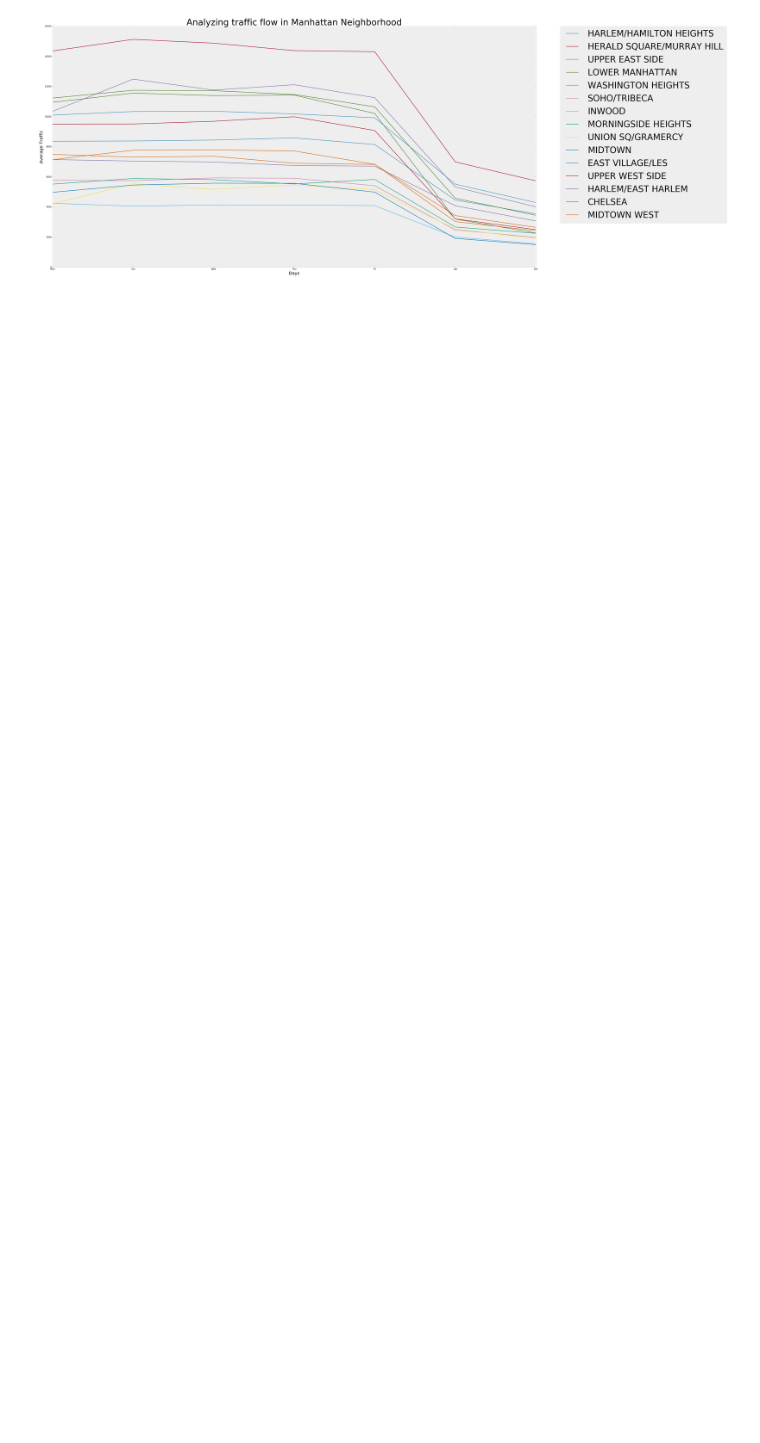
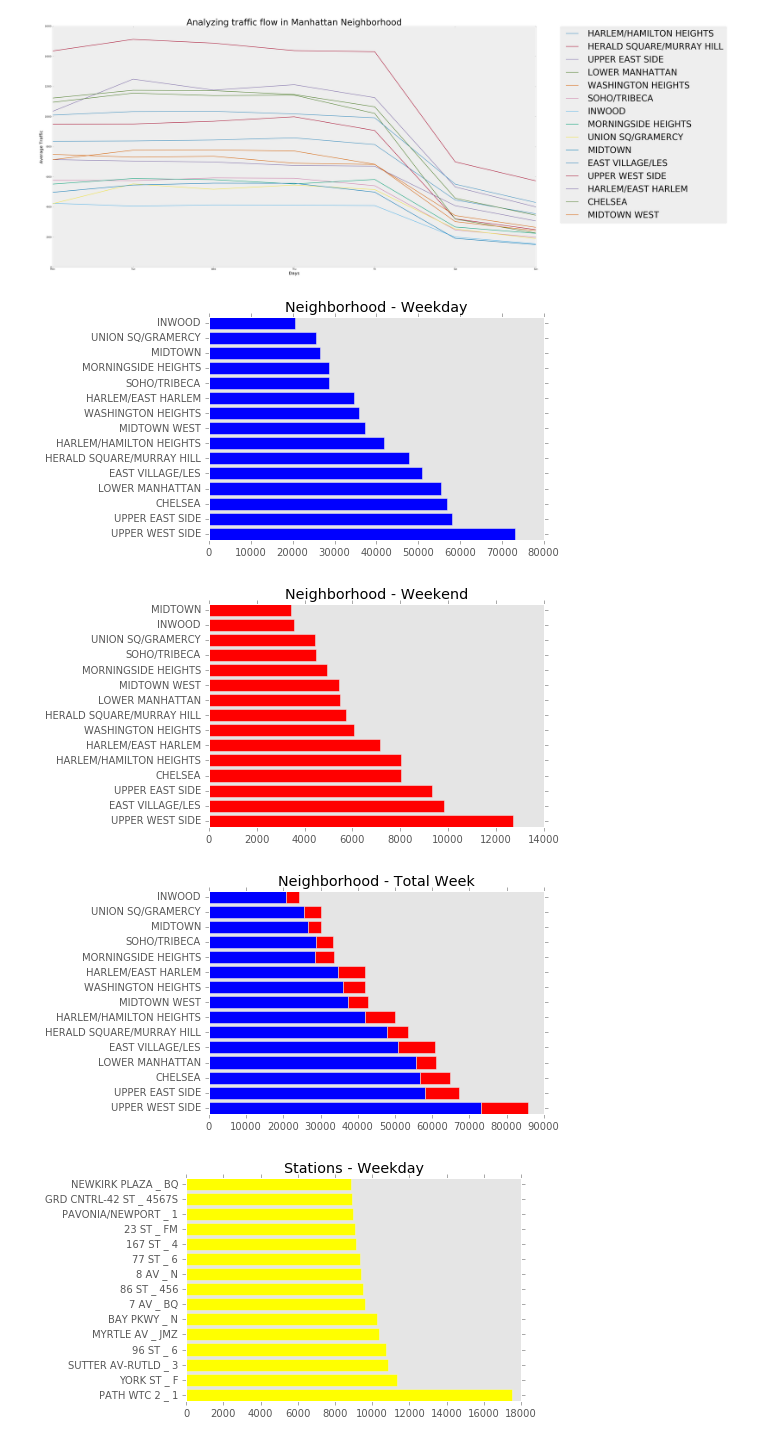
Before and after one commit to ssaleh2/benson-six, a Jupyter notebook: 01-benson.ipynb, the cells around one changed output. Drawn from its saved outputs; the diff is of its cells as text; code cells hidden in the pictures; blank space fills up the shorter version.

Commit message:
More graphs - top stations and neighborhoods

```diff
--- a/01-benson.ipynb
+++ b/01-benson.ipynb
@@ -13,7 +13,8 @@ from operator import add
 import scipy.stats
 
 %matplotlib inline
-plt.style.use('bmh')
+plt.style.available
+plt.style.use('ggplot')
 # %%
 ## Function to Read all text files and Store in a List
 def turnstile_read_csv(csv_files):
@@ -208,15 +209,15 @@ neighbor_influx['CHELSEA']
 # %% [markdown]
 ## Create Dictionary with neighborhoods as key and values as [weekday total, weekend total, week total]
 # %%
-def weekday_end_total(neighborhoods):
+def weekday_end_total(dic):
     by_week = defaultdict(list)
-    for key in neighborhoods.keys():
+    for key in dic.keys():
         week = [0,0,0]
-        for i in range(0, len(neighborhoods[key])):
+        for i in range(0, len(dic[key])):
             if i < 5:
-                week[0]+= neighborhoods[key][i]
+                week[0]+= dic[key][i]
             else:
-                week[1]+= neighborhoods[key][i]
+                week[1]+= dic[key][i]
         week[2] = week[0] + week[1]
 
         by_week[key] = week
@@ -229,0 +225,3 @@ defaultdict(<type 'list'>, {'CHELSEA': [56830.75, 8034.62, 64865.37], 'HARLEM/HA
+# %%
+mta_neighbor = weekday_end_total(neighbor_influx)
+mta_station = weekday_end_total(dict_by_days)
@@ -246,3 +246,62 @@ for key in neighbor_influx:
     #weekend sort histogram by most
 # %% [output]
 [figure]
+# %%
+
+def print_sorted_graph(mta_turn, top, sort_val, color, title):
+    if sort_val == 2:
+        #stack bar graph
+        plt.figure()
+        sortedByKeyDict = sorted(mta_turn.items(), key = lambda x: x[1][sort_val], reverse=True)
+        x1 = []
+        x2 = []
+        y = []
+        my_yticks = []
+        count = 0
+        for mta_keys, curVal in sortedByKeyDict[0:top]:
+            x1.append(curVal[0])
+            x2.append(curVal[1])
+            my_yticks.append(mta_keys)
+            y.append(count)
+            count = count + 1
+
+        width = 1/1.5
+        plt.yticks(y, my_yticks)
+        plt.barh(y, x1, label = 'Weekday', color='blue', align="center")
+        plt.barh(y, x2, left = x1, label = 'Weekend', color='red', align="center")
+        plt.title(title)
+        plt.grid(False)
+    else:
+        plt.figure()
+        sortedByKeyDict = sorted(mta_turn.items(), key = lambda x: x[1][sort_val], reverse=True)
+        x = []
+        y=[]
+        my_yticks = []
+        count = 0
+        for mta_keys, curVal in sortedByKeyDict[0:top]:
+            x.append(curVal[sort_val])
+            my_yticks.append(mta_keys)
+            y.append(count)
+            count = count + 1
+
+        width = 1/1.5
+        plt.yticks(y, my_yticks)
+        plt.barh(y, x, color=color, align="center")
+        plt.title(title)
+        plt.grid(False)
+
+print_sorted_graph(mta_neighbor, 15, 0, 'blue', 'Neighborhood - Weekday')
+print_sorted_graph(mta_neighbor, 15, 1, 'red', 'Neighborhood - Weekend')
+print_sorted_graph(mta_neighbor, 15, 2, 'green', 'Neighborhood - Total Week')
+print_sorted_graph(mta_station, 15, 0, 'yellow', 'Stations - Weekday')
+print_sorted_graph(mta_station, 15, 1, 'purple', 'Stations - Weekend')
+print_sorted_graph(mta_station, 15, 2, 'black', 'Stations - Total Week')
+
+# x2 in Chelsea
+# x1 in Midtown East
+# x1 Herald Square/Murray Hill
+# %% [output]
+[figure, added]
+[figure, added]
+[figure, added]
+[figure, added]
```
Also changed, not shown: parts of 5 cells of this notebook, 1 other file.
